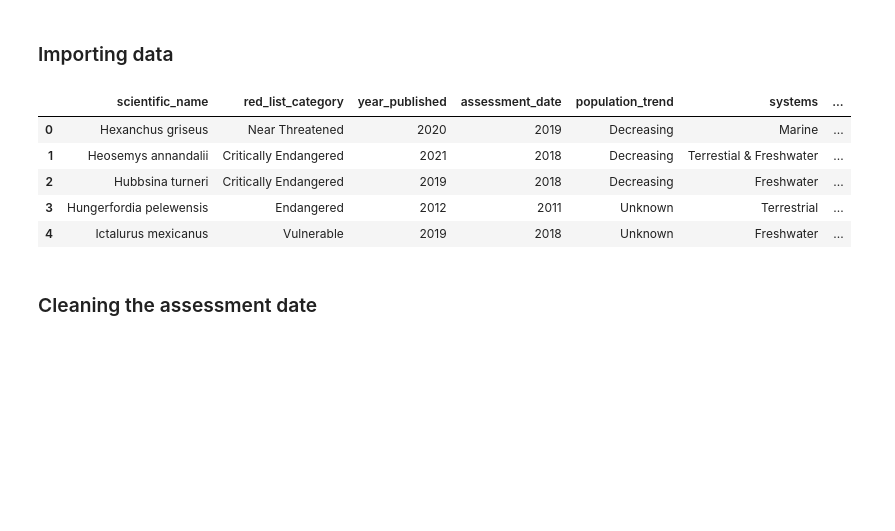
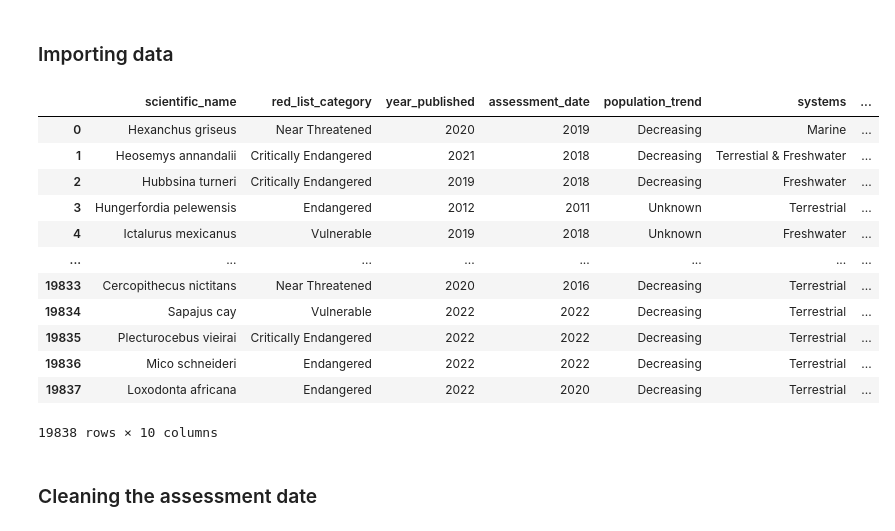
Before and after one commit to MonikaRadominska/Final_project, a Jupyter notebook: Data Cleaning cnt.ipynb, the cells around one changed output. Saved outputs shown, nothing was run; the diff lists cells and outputs as text; code cells hidden in the pictures; blank space fills up the shorter version.

```diff
--- a/Data Cleaning cnt.ipynb
+++ b/Data Cleaning cnt.ipynb
@@ -14,14 +14,21 @@ iucn_df = pd.read_csv('data/iucn_df_day2.csv')
 iucn_df = iucn_df.drop(['Unnamed: 0'], axis = 1)
 #dropping the unnamed axis
 # %%
-iucn_df.head()
+iucn_df
 # %% [output]
 |  | scientific_name | red_list_category | year_published | assessment_date | population_trend | systems | ... |
 | 0 | Hexanchus griseus | Near Threatened | 2020 | 2019 | Decreasing | Marine | ... |
 | 1 | Heosemys annandalii | Critically Endangered | 2021 | 2018 | Decreasing | Terrestial & Freshwater | ... |
 | 2 | Hubbsina turneri | Critically Endangered | 2019 | 2018 | Decreasing | Freshwater | ... |
 | 3 | Hungerfordia pelewensis | Endangered | 2012 | 2011 | Unknown | Terrestrial | ... |
 | 4 | Ictalurus mexicanus | Vulnerable | 2019 | 2018 | Unknown | Freshwater | ... |
+| ... | ... | ... | ... | ... | ... | ... | ... |
+| 19833 | Cercopithecus nictitans | Near Threatened | 2020 | 2016 | Decreasing | Terrestrial | ... |
+| 19834 | Sapajus cay | Vulnerable | 2022 | 2022 | Decreasing | Terrestrial | ... |
+| 19835 | Plecturocebus vieirai | Critically Endangered | 2022 | 2022 | Decreasing | Terrestrial | ... |
+| 19836 | Mico schneideri | Endangered | 2022 | 2022 | Decreasing | Terrestrial | ... |
+| 19837 | Loxodonta africana | Endangered | 2022 | 2020 | Decreasing | Terrestrial | ... |
+19838 rows × 10 columns
 # %% [markdown]
 ### Cleaning the assessment date
 # %%
```
Also changed, not shown: parts of 52 cells of this notebook, 3 other files.
